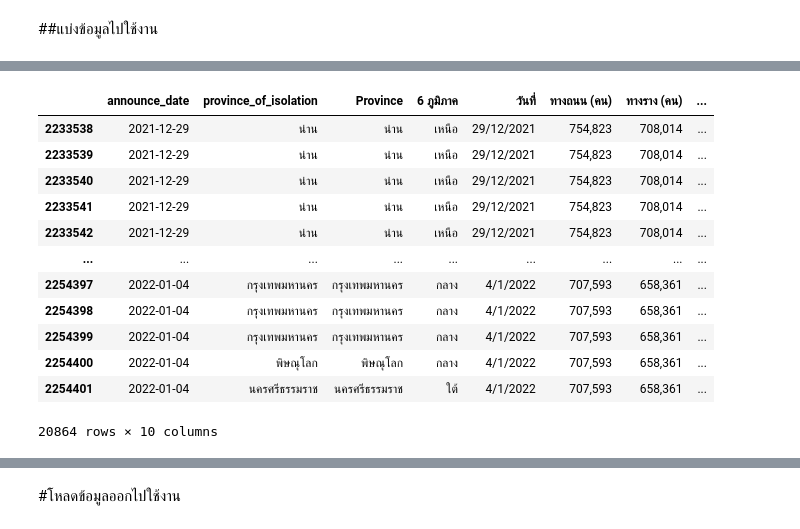
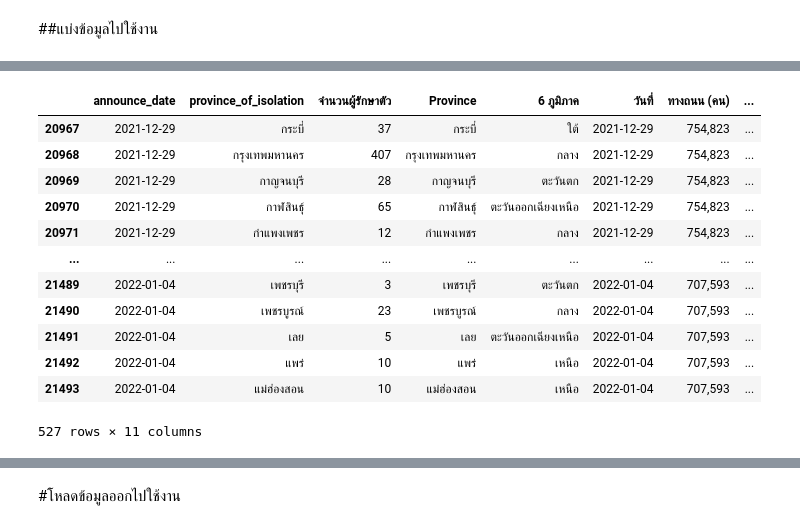
Before and after one commit to BestApisit/data_viz_2022, a Jupyter notebook: Project_Dinosaur.ipynb, the cells around one changed output, grey strips where cells are left out. Drawn from its saved outputs; the diff is of its cells as text; code cells hidden in the pictures.

```diff
--- a/Project_Dinosaur.ipynb
+++ b/Project_Dinosaur.ipynb
@@ -236,6 +281,6 @@ data_region
 ##รวมตาราง covid กับตาราง ภูมิภาค
 covid กับ data_region
 # %%
-covid_region = Covid.merge(data_region,how='left',left_on='province_of_isolation',right_on = 'Province')
+covid_region = gb_covid.merge(data_region,how='left',left_on='province_of_isolation',right_on = 'Province')
 covid_region
 # %% [output]
@@ -283,3 +329,8 @@ passenger
 | 808 | 19/3/2022 | 555,727 | 580,102 | 93,046 | 58,347 | 1,287,222 | ... |
 | 809 | 20/3/2022 | 495,000 | 455,593 | 84,072 | 64,442 | 1,099,107 | ... |
 810 rows × 28 columns
+# %%
+import datetime
+passenger = pd.DataFrame(passenger)
+passenger['วันที่'] = pd.to_datetime(passenger['วันที่'], format = "%d/%m/%Y")
+passenger
@@ -285,0 +351,5 @@ passenger
+# %%
+import datetime
+passenger = pd.DataFrame(passenger)
+passenger['วันที่'] = pd.to_datetime(passenger['วันที่'], format = "%d/%m/%Y")
+passenger
@@ -354,5 +436,0 @@ dtype: bool
-# %%
-import datetime
-all_data = pd.DataFrame(all_data)
-all_data['announce_date'] = pd.to_datetime(all_data['announce_date'], format = "%d/%m/%Y")
-all_data
@@ -546,17 +595,17 @@ covid2022_3
 # %%
-datacovid = all_data[(all_data['announce_date'] >= '2021-12-29') & (all_data['announce_date'] <= '2022-01-04')]
-datacovid
+datacovid2 = all_data[(all_data['announce_date'] >= '2021-12-29') & (all_data['announce_date'] <= '2022-01-04')]
+datacovid2
 # %% [output]
-|  | announce_date | province_of_isolation | Province | 6 ภูมิภาค | วันที่ | ทางถนน (คน) | ทางราง (คน) | ... |
-| 2233538 | 2021-12-29 | น่าน | น่าน | เหนือ | 29/12/2021 | 754,823 | 708,014 | ... |
-| 2233539 | 2021-12-29 | น่าน | น่าน | เหนือ | 29/12/2021 | 754,823 | 708,014 | ... |
-| 2233540 | 2021-12-29 | น่าน | น่าน | เหนือ | 29/12/2021 | 754,823 | 708,014 | ... |
-| 2233541 | 2021-12-29 | น่าน | น่าน | เหนือ | 29/12/2021 | 754,823 | 708,014 | ... |
-| 2233542 | 2021-12-29 | น่าน | น่าน | เหนือ | 29/12/2021 | 754,823 | 708,014 | ... |
+|  | announce_date | province_of_isolation | จำนวนผู้รักษาตัว | Province | 6 ภูมิภาค | วันที่ | ทางถนน (คน) | ... |
+| 20967 | 2021-12-29 | กระบี่ | 37 | กระบี่ | ใต้ | 2021-12-29 | 754,823 | ... |
+| 20968 | 2021-12-29 | กรุงเทพมหานคร | 407 | กรุงเทพมหานคร | กลาง | 2021-12-29 | 754,823 | ... |
+| 20969 | 2021-12-29 | กาญจนบุรี | 28 | กาญจนบุรี | ตะวันตก | 2021-12-29 | 754,823 | ... |
+| 20970 | 2021-12-29 | กาฬสินธุ์ | 65 | กาฬสินธุ์ | ตะวันออกเฉียงเหนือ | 2021-12-29 | 754,823 | ... |
+| 20971 | 2021-12-29 | กำแพงเพชร | 12 | กำแพงเพชร | กลาง | 2021-12-29 | 754,823 | ... |
 | ... | ... | ... | ... | ... | ... | ... | ... | ... |
-| 2254397 | 2022-01-04 | กรุงเทพมหานคร | กรุงเทพมหานคร | กลาง | 4/1/2022 | 707,593 | 658,361 | ... |
-| 2254398 | 2022-01-04 | กรุงเทพมหานคร | กรุงเทพมหานคร | กลาง | 4/1/2022 | 707,593 | 658,361 | ... |
-| 2254399 | 2022-01-04 | กรุงเทพมหานคร | กรุงเทพมหานคร | กลาง | 4/1/2022 | 707,593 | 658,361 | ... |
-| 2254400 | 2022-01-04 | พิษณุโลก | พิษณุโลก | กลาง | 4/1/2022 | 707,593 | 658,361 | ... |
-| 2254401 | 2022-01-04 | นครศรีธรรมราช | นครศรีธรรมราช | ใต้ | 4/1/2022 | 707,593 | 658,361 | ... |
+| 21489 | 2022-01-04 | เพชรบุรี | 3 | เพชรบุรี | ตะวันตก | 2022-01-04 | 707,593 | ... |
+| 21490 | 2022-01-04 | เพชรบูรณ์ | 23 | เพชรบูรณ์ | กลาง | 2022-01-04 | 707,593 | ... |
+| 21491 | 2022-01-04 | เลย | 5 | เลย | ตะวันออกเฉียงเหนือ | 2022-01-04 | 707,593 | ... |
+| 21492 | 2022-01-04 | แพร่ | 10 | แพร่ | เหนือ | 2022-01-04 | 707,593 | ... |
+| 21493 | 2022-01-04 | แม่ฮ่องสอน | 10 | แม่ฮ่องสอน | เหนือ | 2022-01-04 | 707,593 | ... |
-20864 rows × 10 columns
+527 rows × 11 columns
```
Also changed, not shown: parts of 31 cells of this notebook.
